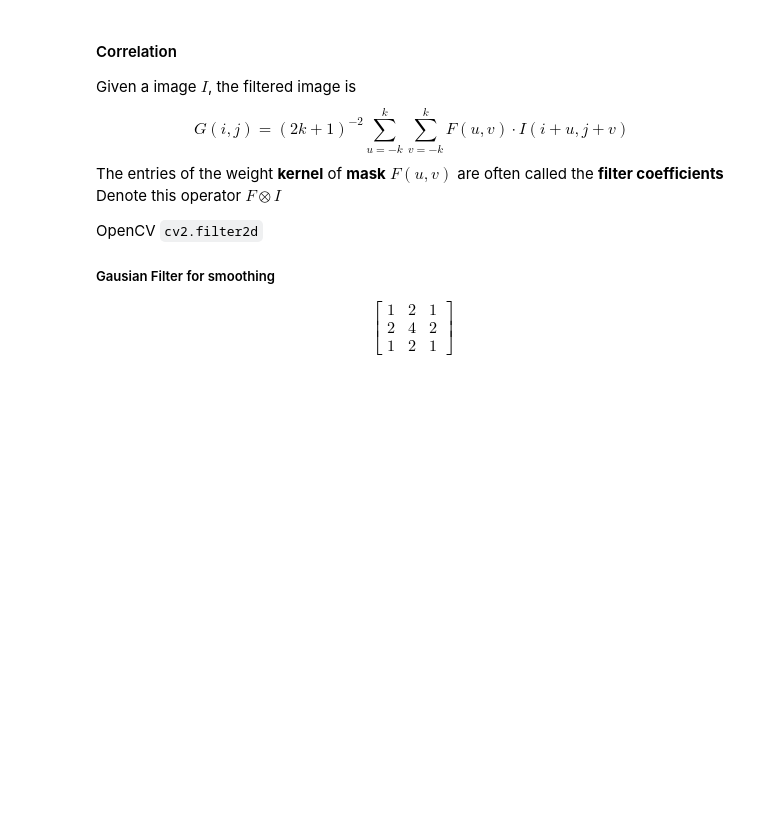
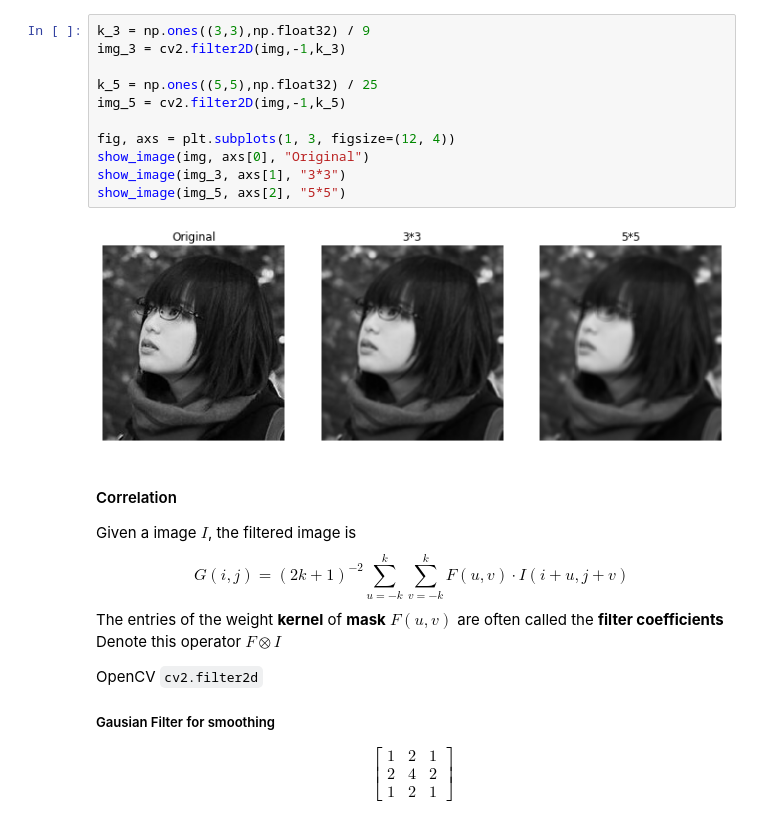
Before and after one commit to lihd1003/19W-Course-Material, a Jupyter notebook: CSC420 Intro to Image Understanding/Linear Filters.ipynb, the cells around one changed output. Saved outputs shown, nothing was run; the diff lists cells and outputs as text; blank space fills up the shorter version.

```diff
--- a/CSC420 Intro to Image Understanding/Linear Filters.ipynb
+++ b/CSC420 Intro to Image Understanding/Linear Filters.ipynb
@@ -15,3 +50,16 @@ Simplest thing is to replace each pixel by the (or weighted) average of its neig
+# %%
+k_3 = np.ones((3,3),np.float32) / 9
+img_3 = cv2.filter2D(img,-1,k_3)
+
+k_5 = np.ones((5,5),np.float32) / 25
+img_5 = cv2.filter2D(img,-1,k_5)
+
+fig, axs = plt.subplots(1, 3, figsize=(12, 4))
+show_image(img, axs[0], "Original")
+show_image(img_3, axs[1], "3*3")
+show_image(img_5, axs[2], "5*5")
+# %% [output]
+[figure, added]
 # %% [markdown]
 #### Correlation
 Given a image $I$, the filtered image is
```
Also changed, not shown: parts of 10 cells of this notebook, 1 other file.
